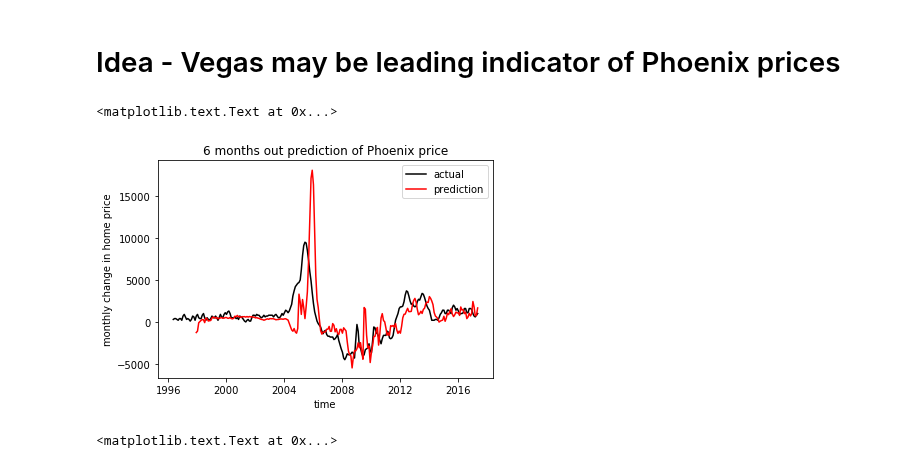
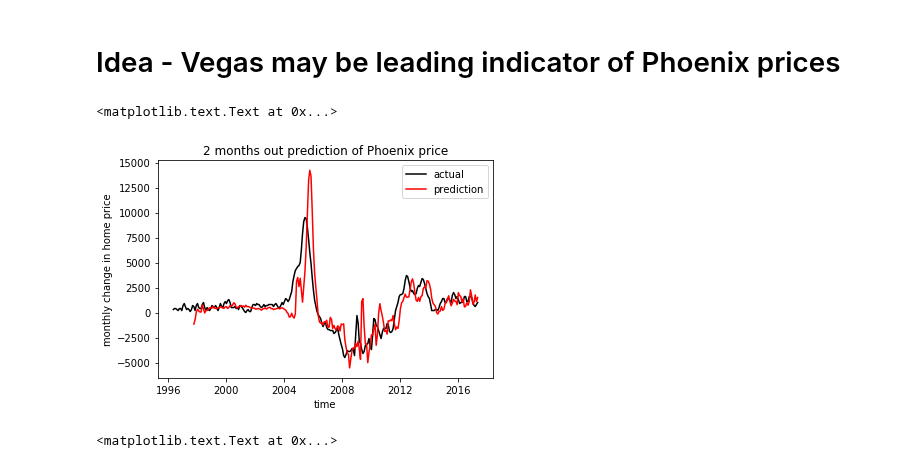
Before and after one commit to kkwteh/cdips_hpi_forecast, a Jupyter notebook: VAR_modeling/vector_autoregression.ipynb, the cells around one changed output. Cells and saved outputs as stored; diff of their text form; code cells hidden in the pictures.

```diff
--- a/VAR_modeling/vector_autoregression.ipynb
+++ b/VAR_modeling/vector_autoregression.ipynb
@@ -51,36 +51,36 @@ data = df[['Phoenix','Vegas']]
 
 data = data.diff().dropna()
 #data.plot()
 
 #Create VAR model object
 model = VAR(data)
 
 #Determine / manually specify VAR order
 
 #model.select_order(15) #Max VAR order
 
 p = 4
 
 results = model.fit(p)
 
 # Forecasts out to 6 months
 
 results.forecast(data.values[-p:],6)
 
 #results.test_causality('Phoenix', 'Vegas', kind='f')
 
 var = DynamicVAR(data, lag_order=4, window_type='expanding')
 #print(var.coefs.)
-fc=var.forecast(6)
+fc=var.forecast(4)
 ph1,=plt.plot(data.Phoenix.index,data.Phoenix.values,c='black')
 ph2,=plt.plot(fc.Phoenix.index,fc.Phoenix.values,c='red')
 plt.xlabel('time')
 plt.ylabel('monthly change in home price')
 plt.legend([ph1,ph2],['actual','prediction'])
-plt.title('6 months out prediction of Phoenix price')
+plt.title('2 months out prediction of Phoenix price')
 # %% [output]
 <matplotlib.text.Text at 0x...>
-[figure, old version]
+[figure, new version]
 # %%
 %reset -f
 %matplotlib inline
```
Also changed, not shown: parts of 1 cell of this notebook.
